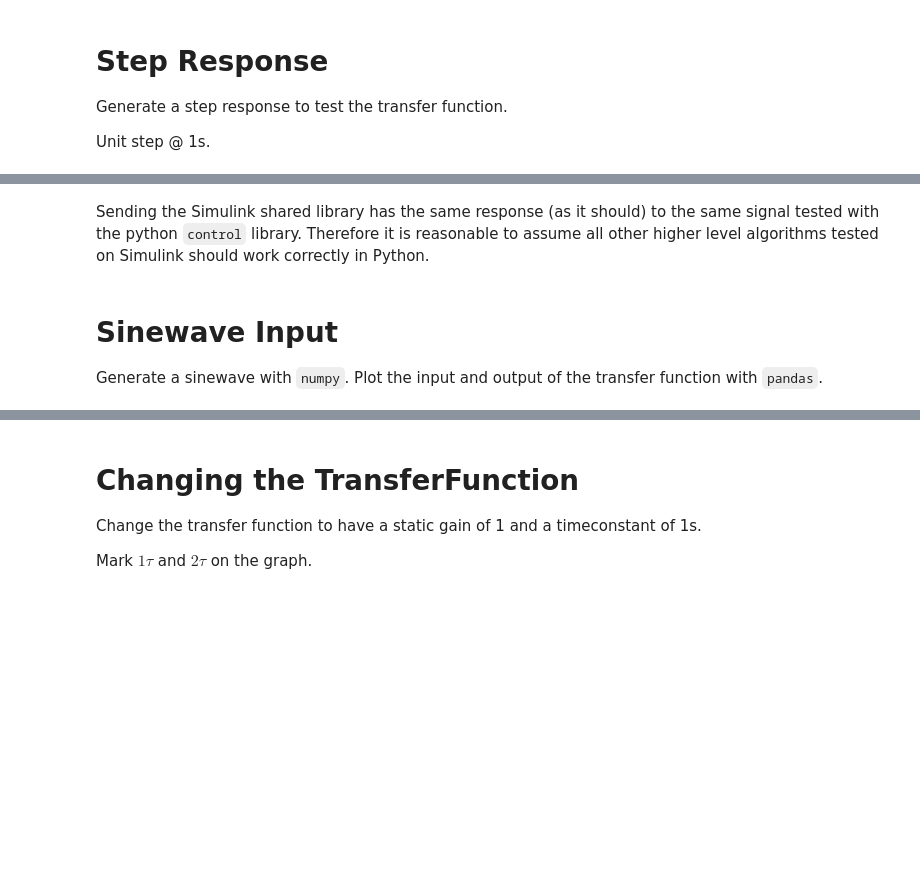
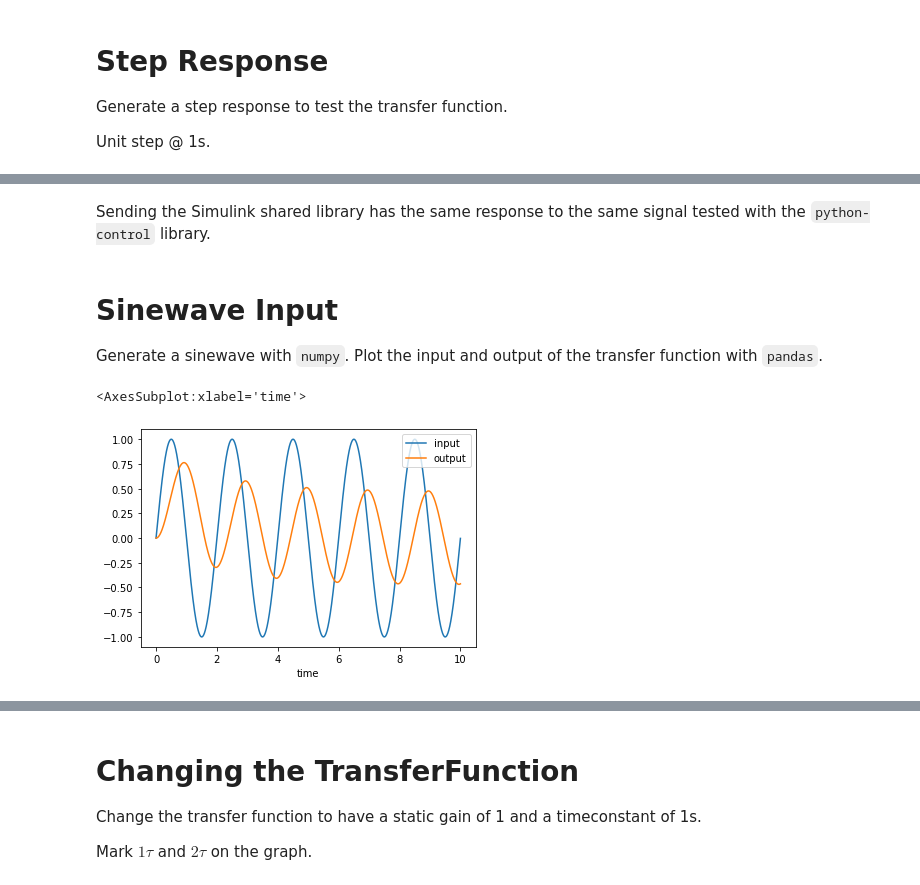
Before and after one commit to dapperfu/Python-Simulink, a Jupyter notebook: Example2/discrete_tf.ipynb, the cells around one changed output, grey strips where cells are left out. Saved outputs shown, nothing was run; the diff lists cells and outputs as text; code cells hidden in the pictures; blank space fills up the shorter version.

```diff
--- a/Example2/discrete_tf.ipynb
+++ b/Example2/discrete_tf.ipynb
@@ -152,21 +185,25 @@ np.max(yout-df.output)
 # %% [markdown]
-Sending the Simulink shared library has the same response (as it should) to the same signal tested with the python `control` library. Therefore it is reasonable to assume all other higher level algorithms tested on Simulink should work correctly in Python.
+Sending the Simulink shared library has the same response to the same signal tested with the `python-control` library.
 # %% [markdown]
 # Sinewave Input
 
 Generate a sinewave with ``numpy``. Plot the input and output of the transfer function with ``pandas``.
 # %%
-model_initialize();
+model_initialize()
 rows = list()
-f = 0.5 # Hz
-for step in range(int(10*1e3)):
-    InputSignal.value=np.sin(2*np.pi*step*f/1e3)
+f = 0.5  # Hz
+Ts = 1e-3
+for step in range(int(10 * 1e3)):
+    InputSignal.value = np.sin(2 * np.pi * step * f * Ts)
     row_tmp = {
-    'step': model_step(),
-    'time': float(SimTime.value),
-    'input': float(InputSignal.value),
-    'output': float(OutputSignal.value),
+        "step": model_step(),
+        "time": float(SimTime.value),
+        "input": float(InputSignal.value),
+        "output": float(OutputSignal.value),
     }
     rows.append(row_tmp)
 df = pd.DataFrame(rows)
-df.plot(x='time', y=["input", "output"])
+df.plot(x="time", y=["input", "output"])
+# %% [output]
+<AxesSubplot:xlabel='time'>
+[figure, added]
```
Also changed, not shown: parts of 27 cells of this notebook, 7 other files.
